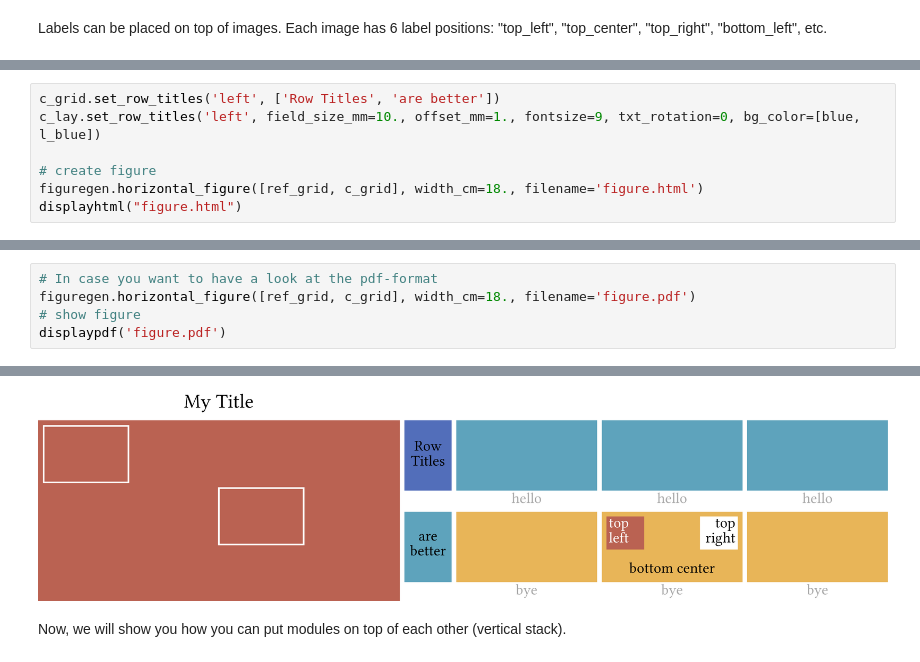
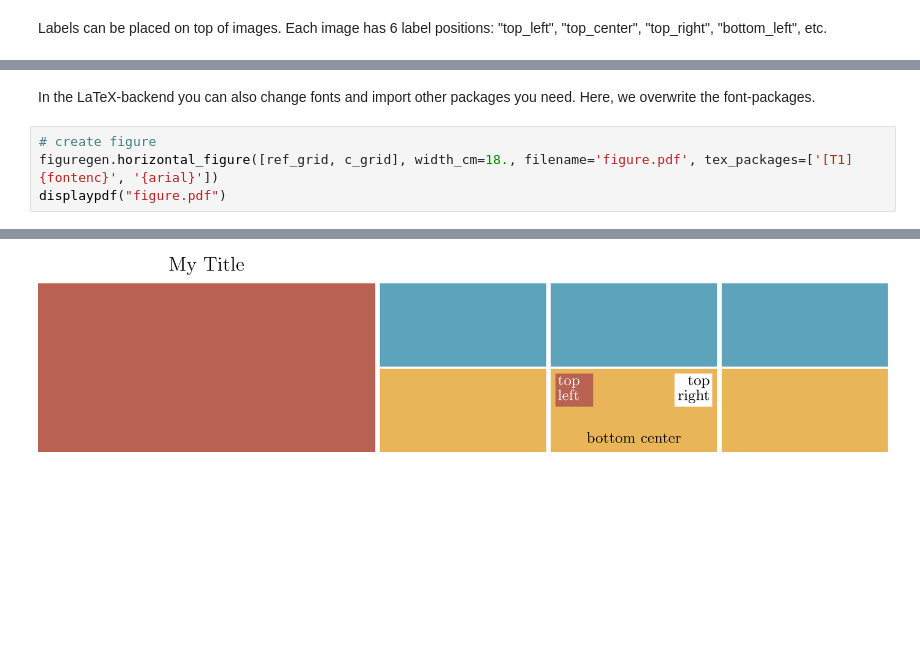
Before and after one commit to Mira-13/figure-gen, a Jupyter notebook: Tutorial.ipynb, the cells around one changed output, grey strips where cells are left out. Drawn from its saved outputs; the diff is of its cells as text; blank space fills up the shorter version.

Commit message:
shorter, display pdf

```diff
--- a/Tutorial.ipynb
+++ b/Tutorial.ipynb
@@ -174,7 +132,0 @@ Like module titles we can define row or column titles, by providing a list of st
-# %%
-c_grid.set_row_titles('left', ['Row Titles', 'are better'])
-c_lay.set_row_titles('left', field_size_mm=10., offset_mm=1., fontsize=9, txt_rotation=0, bg_color=[blue, l_blue])
-
-# create figure
-figuregen.horizontal_figure([ref_grid, c_grid], width_cm=18., filename='figure.html')
-displayhtml("figure.html")
@@ -183,6 +154,7 @@ displayhtml("figure.html")
+# %% [markdown]
+In the LaTeX-backend you can also change fonts and import other packages you need. Here, we overwrite the font-packages.
 # %%
-# In case you want to have a look at the pdf-format
-figuregen.horizontal_figure([ref_grid, c_grid], width_cm=18., filename='figure.pdf')
-# show figure
-displaypdf('figure.pdf')
+# create figure
+figuregen.horizontal_figure([ref_grid, c_grid], width_cm=18., filename='figure.pdf', tex_packages=['[T1]{fontenc}', '{arial}'])
+displaypdf("figure.pdf")
 # %% [output]
@@ -189,3 +163 @@ displaypdf('figure.pdf')
-[figure, old version]
+[figure, new version]
-# %% [markdown]
-Now, we will show you how you can put modules on top of each other (vertical stack).
```
Also changed, not shown: parts of 27 cells of this notebook.
